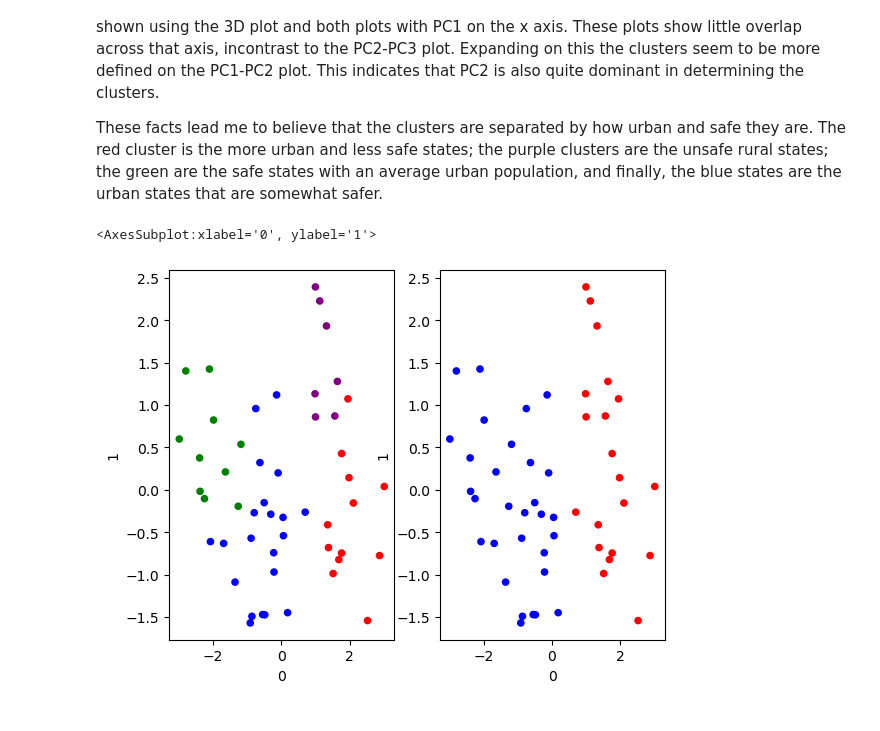
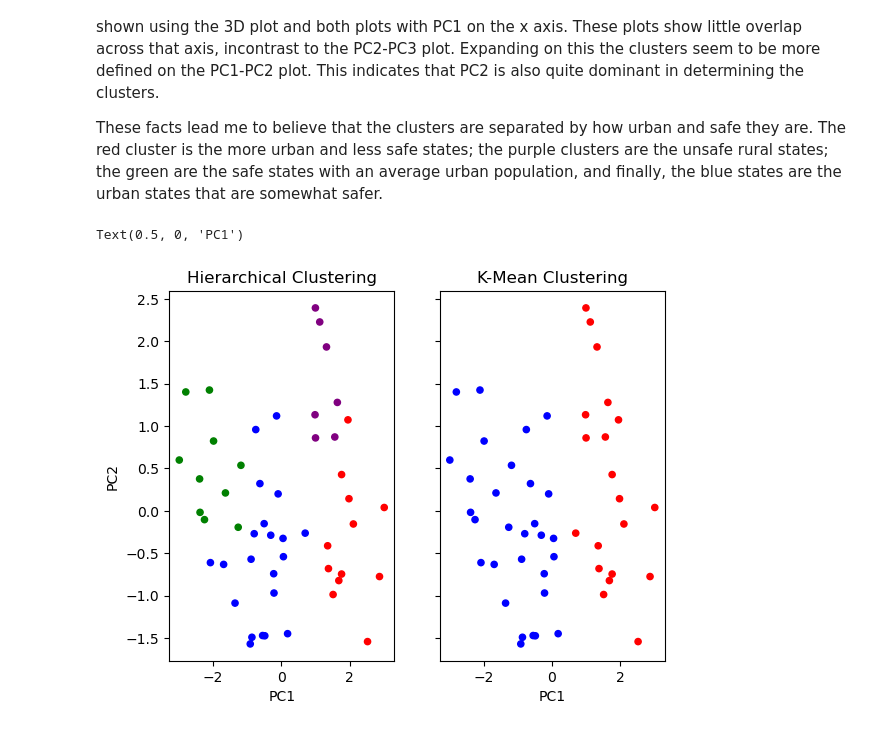
Before and after one commit to ConnerGrice/Hyperion-Capstone-Projects, a Jupyter notebook: 7-MLClustering/ClusteringArrests.ipynb, the cells around one changed output. Saved outputs shown, nothing was run; the diff lists cells and outputs as text; code cells hidden in the pictures.

```diff
--- a/7-MLClustering/ClusteringArrests.ipynb
+++ b/7-MLClustering/ClusteringArrests.ipynb
@@ -662,10 +662,17 @@ As with the k-mean model, it seem as if the clusters are mainly determined by th
 
 These facts lead me to believe that the clusters are separated by how urban and safe they are. The red cluster is the more urban and less safe states; the purple clusters are the unsafe rural states; the green are the safe states with an average urban population, and finally, the blue states are the urban states that are somewhat safer.
 # %%
-fig,axs = plt.subplots(1,2)
+#Generate subplots
+fig,axs = plt.subplots(1,2,sharey='all')
 
+#Plots both clustering plots for PC1-PC2
 final_pca[[0,1]].plot.scatter(x=0,y=1,color=cluster_labels,cmap=matplotlib.colors.ListedColormap(["red","blue","green","purple"]),ax=axs[0])
+axs[0].set_xlabel("PC1")
+axs[0].set_ylabel("PC2")
+axs[0].set_title("Hierarchical Clustering")
 final_pca[[0,1]].plot.scatter(x=0,y=1,color=mean_cluster_labels,cmap=matplotlib.colors.ListedColormap(["red","blue"]),ax=axs[1])
+axs[1].set_title("K-Mean Clustering")
+axs[1].set_xlabel("PC1")
 # %% [output]
-<AxesSubplot:xlabel='0', ylabel='1'>
+Text(0.5, 0, 'PC1')
-[figure, old version]
+[figure, new version]
```
Also changed, not shown: parts of 1 cell of this notebook.
